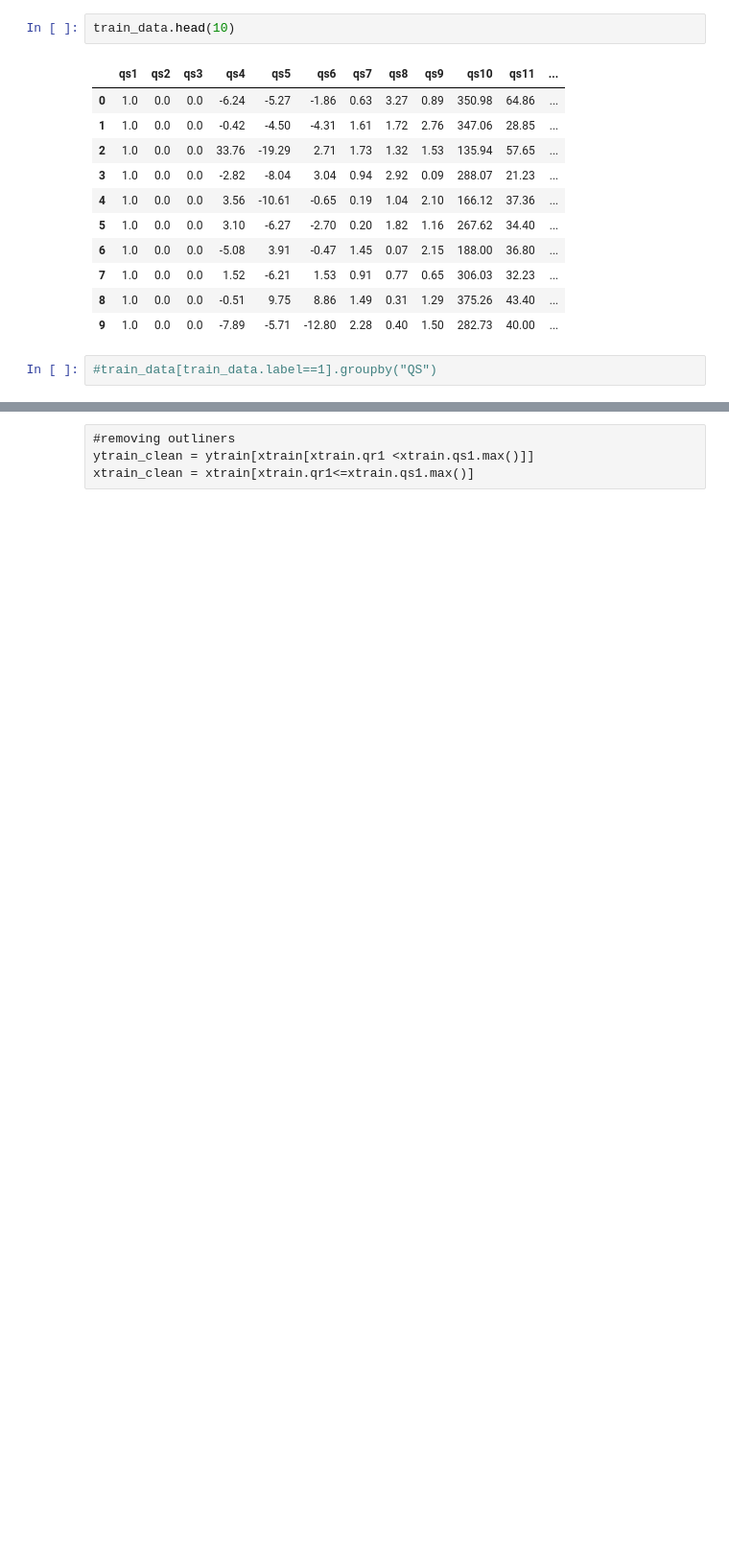
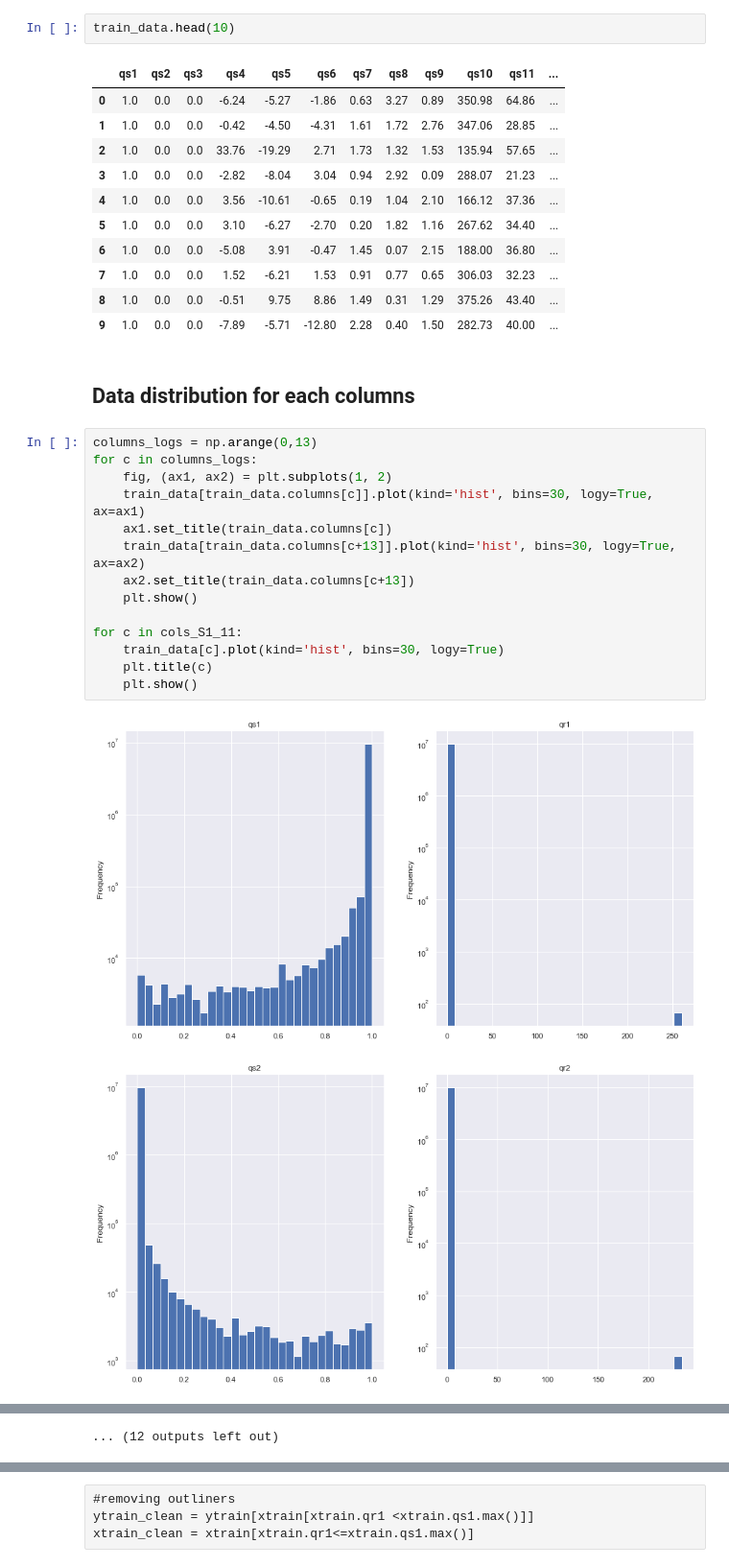
Before and after one commit to Martinez-TAD/MDI343_Challenge, a Jupyter notebook: FeatureAnalysis.ipynb, the cells around one changed output, grey strips where cells are left out. Shown at 96% size. Drawn from its saved outputs; the diff is of its cells as text; blank space fills up the shorter version.

```diff
--- a/FeatureAnalysis.ipynb
+++ b/FeatureAnalysis.ipynb
@@ -80,5 +40,22 @@ train_data.head(10)
 | 7 | 1.0 | 0.0 | 0.0 | 1.52 | -6.21 | 1.53 | 0.91 | 0.77 | 0.65 | 306.03 | 32.23 | ... |
 | 8 | 1.0 | 0.0 | 0.0 | -0.51 | 9.75 | 8.86 | 1.49 | 0.31 | 1.29 | 375.26 | 43.40 | ... |
 | 9 | 1.0 | 0.0 | 0.0 | -7.89 | -5.71 | -12.80 | 2.28 | 0.40 | 1.50 | 282.73 | 40.00 | ... |
-# %%
-#train_data[train_data.label==1].groupby("QS")
+# %% [markdown]
+## Data distribution for each columns
+# %%
+columns_logs = np.arange(0,13)
+for c in columns_logs:
+    fig, (ax1, ax2) = plt.subplots(1, 2)
+    train_data[train_data.columns[c]].plot(kind='hist', bins=30, logy=True, ax=ax1)
+    ax1.set_title(train_data.columns[c])
+    train_data[train_data.columns[c+13]].plot(kind='hist', bins=30, logy=True, ax=ax2)
+    ax2.set_title(train_data.columns[c+13])
+    plt.show()
+
+for c in cols_S1_11:
+    train_data[c].plot(kind='hist', bins=30, logy=True)
+    plt.title(c)
+    plt.show()
+# %% [output]
+[figure, added]
+[figure, added]
@@ -84,0 +72 @@ train_data.head(10)
+... (12 outputs left out)
```
Also changed, not shown: parts of 115 cells of this notebook.
